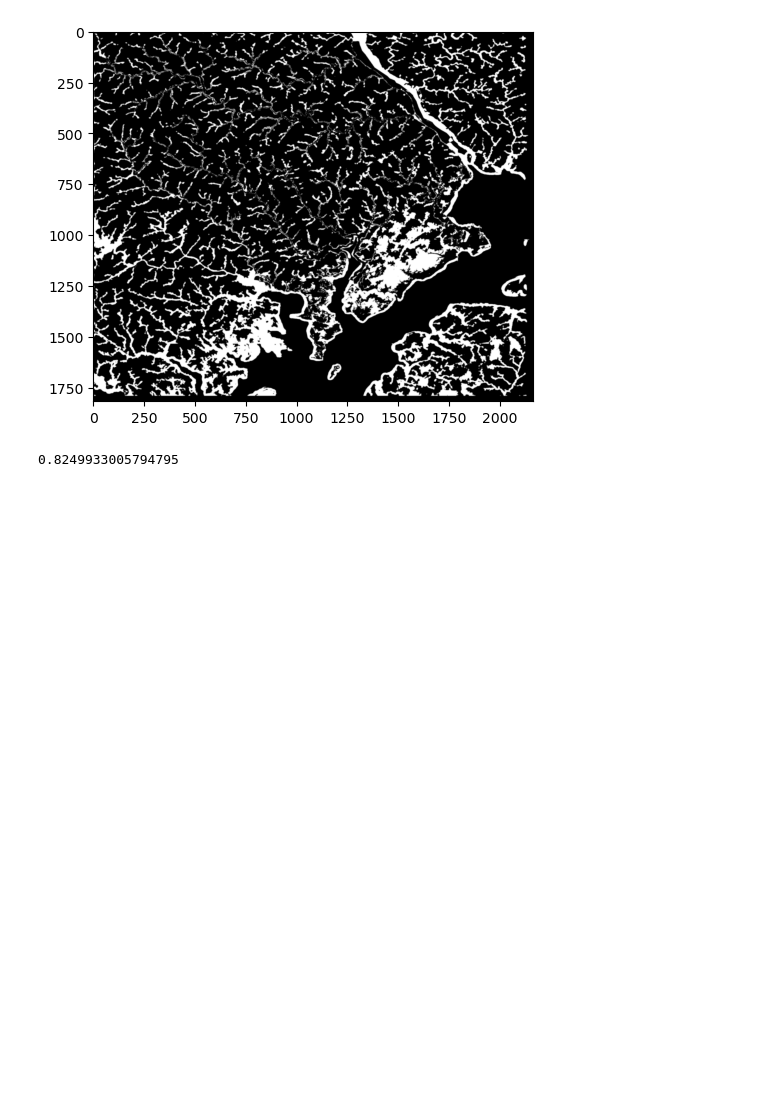
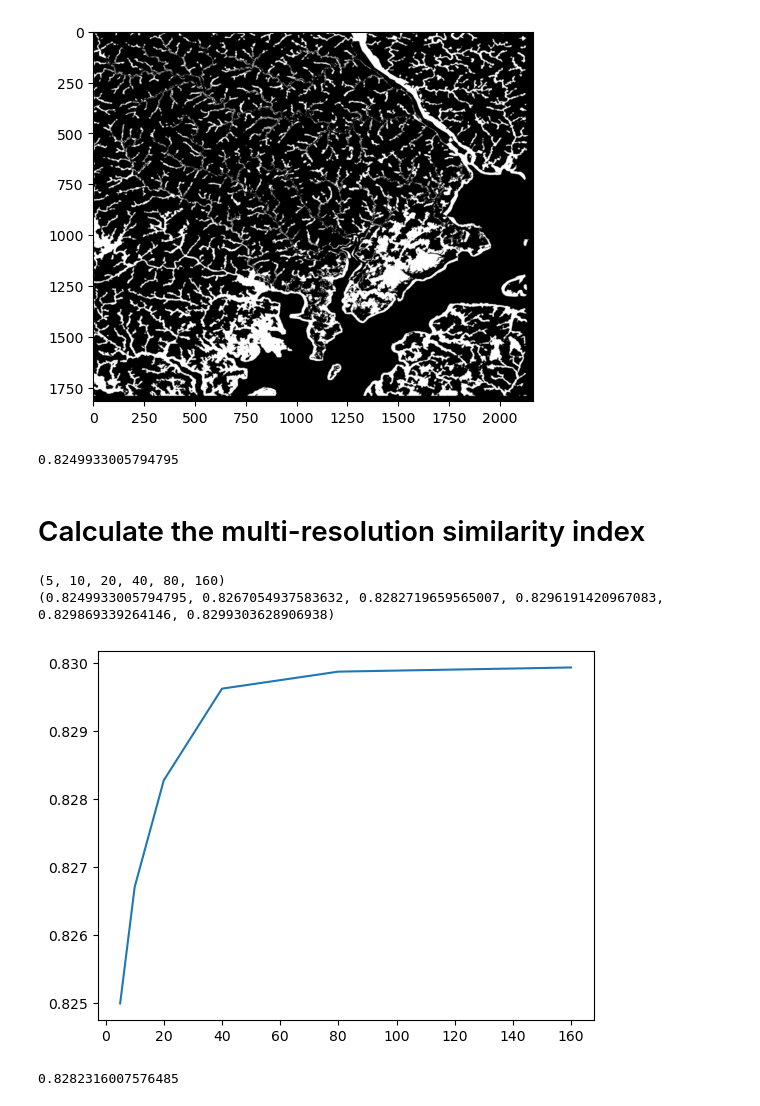
Before and after one commit to HuidaeCho/dl4fim, a Jupyter notebook: evalfim.ipynb, the cells around one changed output. Drawn from its saved outputs; the diff is of its cells as text; code cells hidden in the pictures; blank space fills up the shorter version.

Commit message:
Add multi-resolution similarity index

```diff
--- a/evalfim.ipynb
+++ b/evalfim.ipynb
@@ -30,3 +27,16 @@ print(mw.sim)
 # %% [output]
 [figure]
 0.8249933005794795
+# %% [markdown]
+# Calculate the multi-resolution similarity index
+# %%
+from mwinpy import MultiResolution
+mr = MultiResolution((5, 10, 20, 40, 80, 160), 0, 20)
+mr.fit(y_train, pred_merged)
+mr.plot()
+print(mr.ft)
+# %% [output]
+(5, 10, 20, 40, 80, 160)
+(0.8249933005794795, 0.8267054937583632, 0.8282719659565007, 0.8296191420967083, 0.829869339264146, 0.8299303628906938)
+[figure, added]
+0.8282316007576485
```
Also changed, not shown: parts of 1 cell of this notebook.
